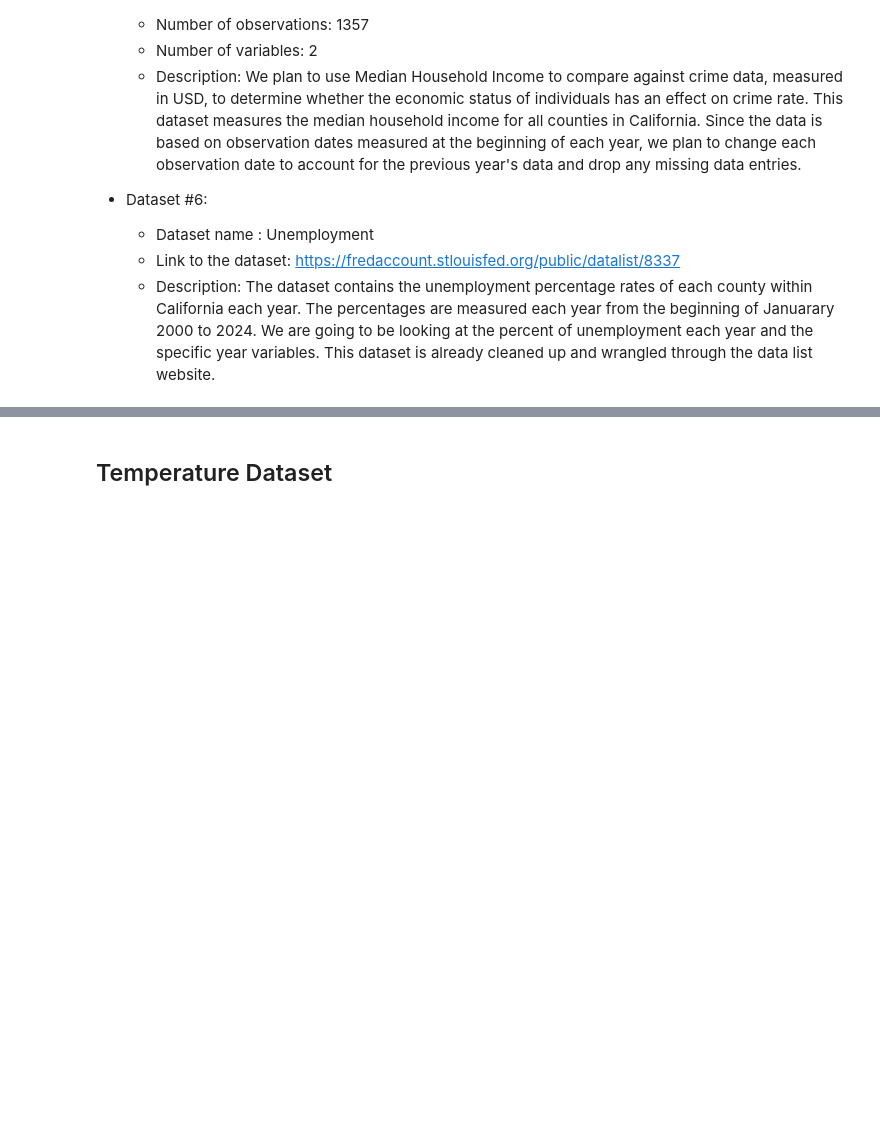
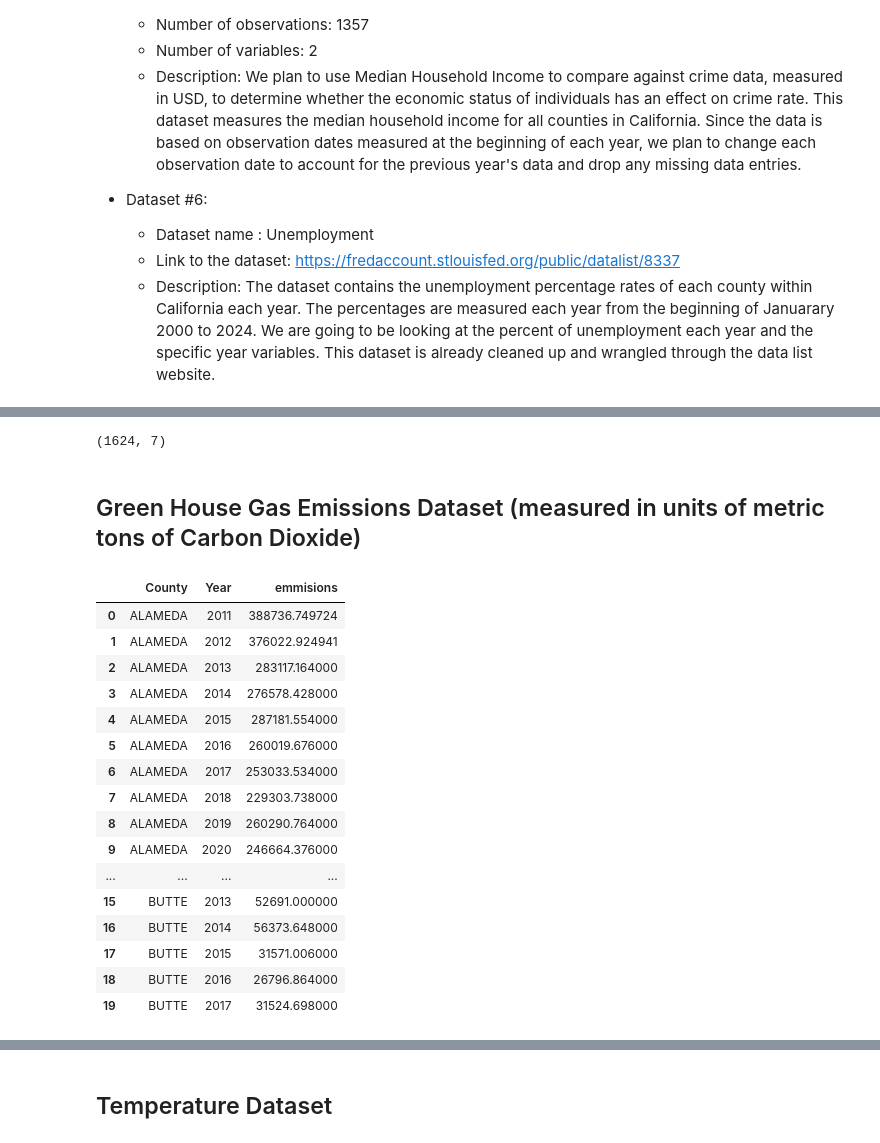
Before and after one commit to richardlaoo/Group131_DS_Analysis, a Jupyter notebook: EDACheckpoint_Group131_SP25.ipynb, the cells around one changed output, grey strips where cells are left out. Saved outputs shown, nothing was run; the diff lists cells and outputs as text; code cells hidden in the pictures; blank space fills up the shorter version.

```diff
--- a/EDACheckpoint_Group131_SP25.ipynb
+++ b/EDACheckpoint_Group131_SP25.ipynb
@@ -103,0 +253,47 @@ Crime rates broken down into total crime, violent crime, and property crime rate
+# %%
+crime_rate_df.shape
+# %% [output]
+(1624, 7)
+# %% [markdown]
+## Green House Gas Emissions Dataset (measured in units of metric tons of Carbon Dioxide)
+# %%
+# loading data into a df
+Ge_df = pd.read_excel('./Datasets/ghgp_data_by_year_2023.xlsx', skiprows=3)
+
+# filtering th df to contain only rows relevant to California
+Ge_df = Ge_df[Ge_df['State']=='CA']
+Ge_df = Ge_df.dropna()
+
+Ge_df['County'] = Ge_df['County'].str.upper()
+# removing redundancy of 'County ' in each county name as it will become its own column
+Ge_df['County'] = Ge_df['County'].apply(lambda x: x.replace('COUNTY','') if 'COUNTY' in x else x)
+year = 2023
+for col in Ge_df.columns:
+    if col.startswith('20'):
+        Ge_df.rename(columns = {col :f'{year}'}, inplace=True)
+        year = year-1
+Ge_df = Ge_df[['County','2023','2022','2021','2020','2019','2018','2017','2016','2015','2014','2013','2012','2011']]
+Ge_df.head()
+
+Ge_df = pd.melt(Ge_df, id_vars= ['County',], var_name='Year', value_name = 'emmisions')
+Ge_df = Ge_df.groupby(['County','Year',], as_index =False).sum()
+#wrangled and tidy data set based of year, county and emmisions
+Ge_df.head(20)
+# %% [output]
+|  | County | Year | emmisions |
+| 0 | ALAMEDA | 2011 | 388736.749724 |
+| 1 | ALAMEDA | 2012 | 376022.924941 |
+| 2 | ALAMEDA | 2013 | 283117.164000 |
+| 3 | ALAMEDA | 2014 | 276578.428000 |
+| 4 | ALAMEDA | 2015 | 287181.554000 |
+| 5 | ALAMEDA | 2016 | 260019.676000 |
+| 6 | ALAMEDA | 2017 | 253033.534000 |
+| 7 | ALAMEDA | 2018 | 229303.738000 |
+| 8 | ALAMEDA | 2019 | 260290.764000 |
+| 9 | ALAMEDA | 2020 | 246664.376000 |
+| ... | ... | ... | ... |
+| 15 | BUTTE | 2013 | 52691.000000 |
+| 16 | BUTTE | 2014 | 56373.648000 |
+| 17 | BUTTE | 2015 | 31571.006000 |
+| 18 | BUTTE | 2016 | 26796.864000 |
+| 19 | BUTTE | 2017 | 31524.698000 |
```
Also changed, not shown: parts of 12 cells of this notebook.
